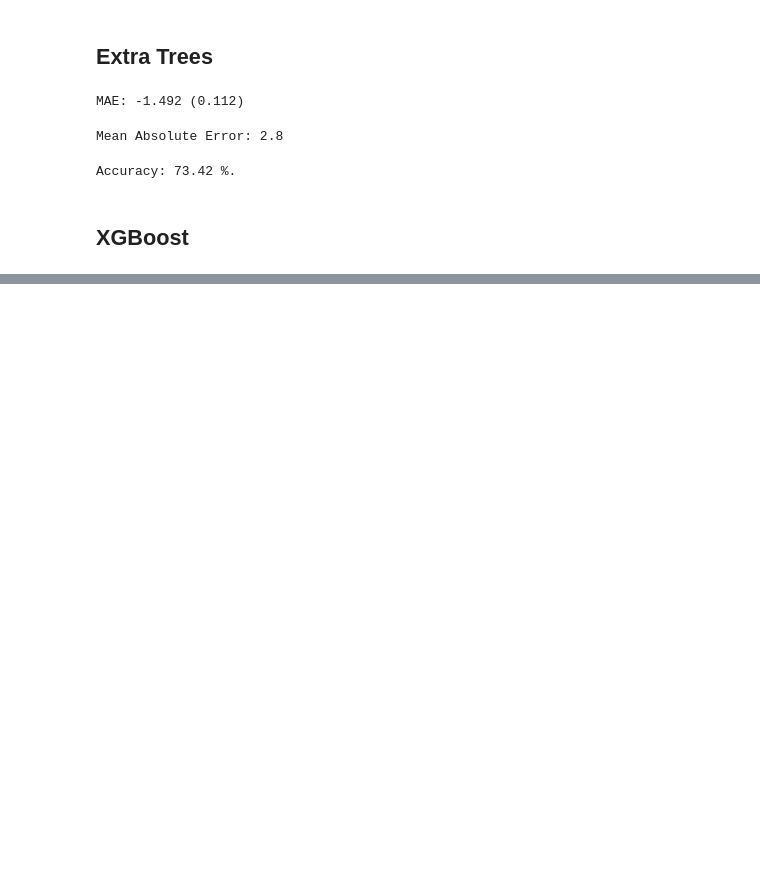
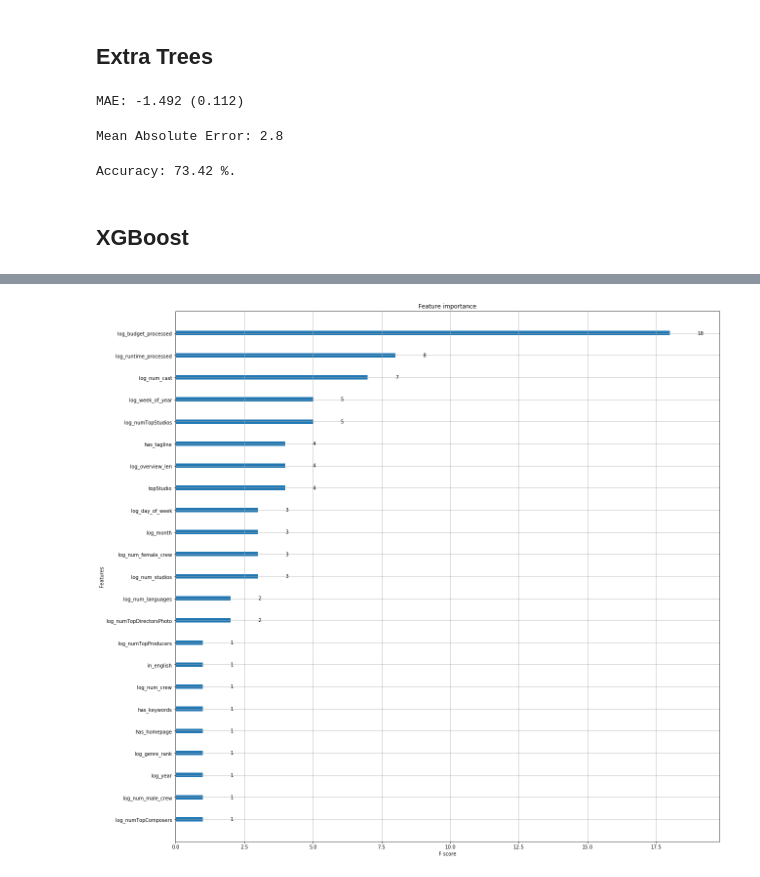
Before and after one commit to nickmitch21/TMDB-Box-Office-Prediction, a Jupyter notebook: Modeling/Modeling-Cole.ipynb, the cells around one changed output, grey strips where cells are left out. Cells and saved outputs as stored; diff of their text form; code cells hidden in the pictures; blank space fills up the shorter version.

```diff
--- a/Modeling/Modeling-Cole.ipynb
+++ b/Modeling/Modeling-Cole.ipynb
@@ -231,0 +302,6 @@ Accuracy: 72.52 %.
+# %%
+xgb.plot_importance(xg_reg)
+plt.rcParams['figure.figsize'] = [15, 15]
+plt.show()
+# %% [output]
+[figure, added]
```
Also changed, not shown: parts of 18 cells of this notebook.
